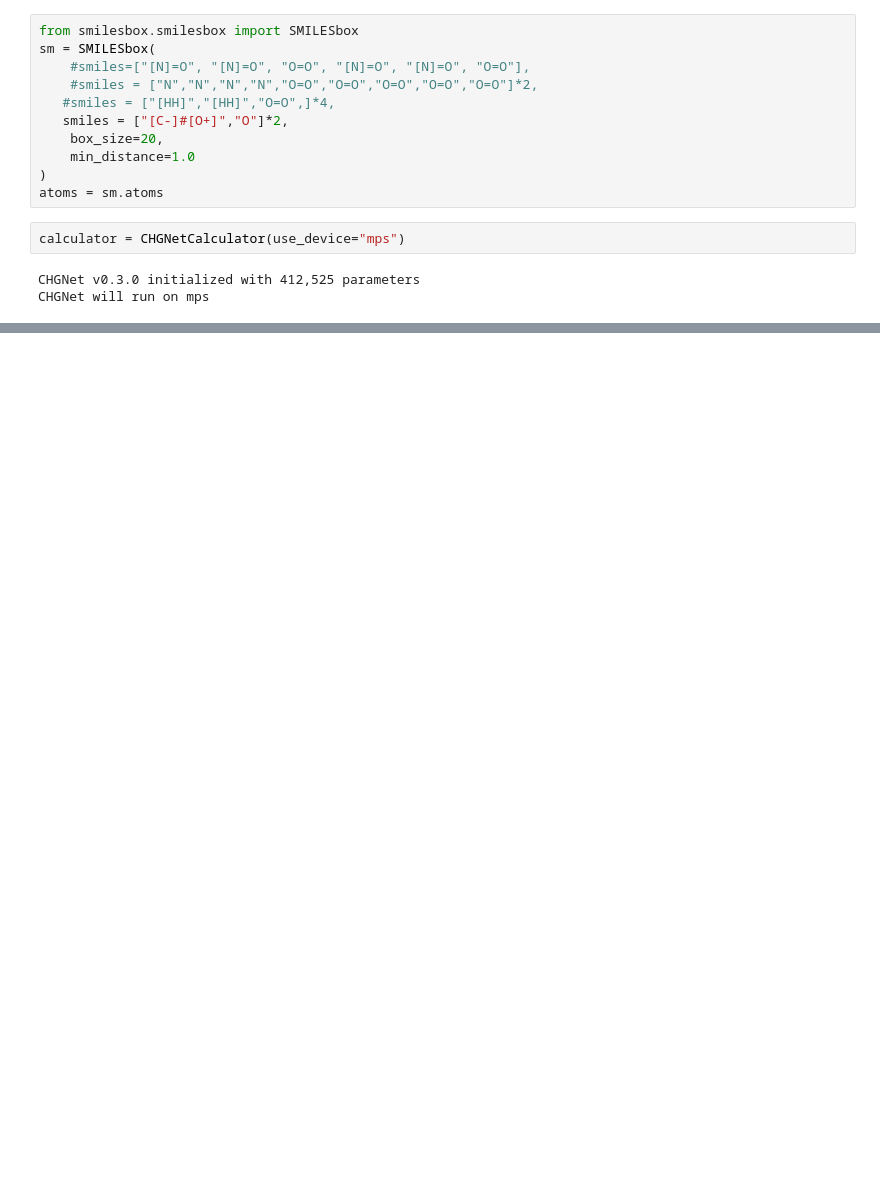
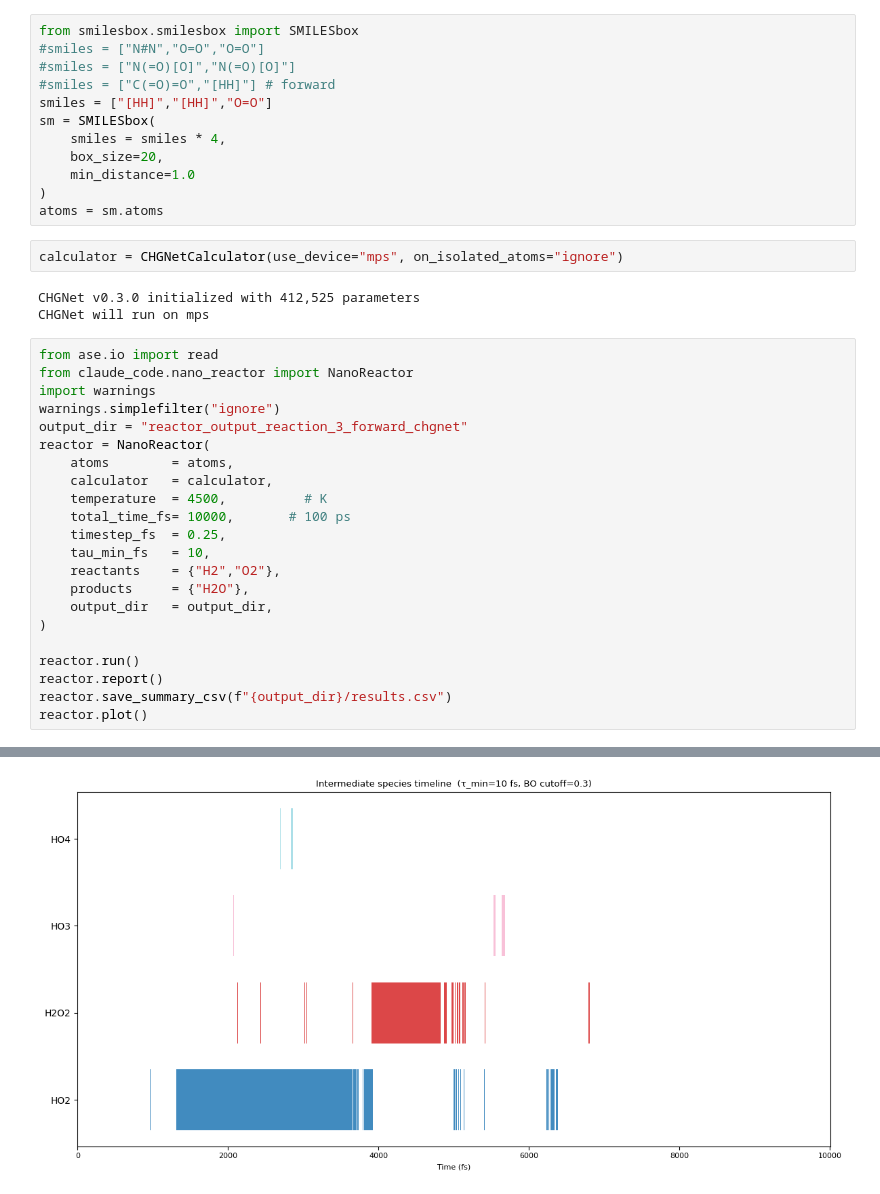
Before and after one commit to badw/arcs-kinetics, a Jupyter notebook: notebooks/nanoreactor_method.ipynb, the cells around one changed output, grey strips where cells are left out. Drawn from its saved outputs; the diff is of its cells as text; blank space fills up the shorter version.

```diff
--- a/notebooks/nanoreactor_method.ipynb
+++ b/notebooks/nanoreactor_method.ipynb
@@ -92,16 +17,40 @@ Subclasses:
 # %%
 from smilesbox.smilesbox import SMILESbox
+#smiles = ["N#N","O=O","O=O"]
+#smiles = ["N(=O)[O]","N(=O)[O]"]
+#smiles = ["C(=O)=O","[HH]"] # forward
+smiles = ["[HH]","[HH]","O=O"]
 sm = SMILESbox(
-    #smiles=["[N]=O", "[N]=O", "O=O", "[N]=O", "[N]=O", "O=O"],
-    #smiles = ["N","N","N","N","O=O","O=O","O=O","O=O","O=O"]*2,
-   #smiles = ["[HH]","[HH]","O=O",]*4,
-   smiles = ["[C-]#[O+]","O"]*2,
+    smiles = smiles * 4,
     box_size=20,
     min_distance=1.0
 )
 atoms = sm.atoms
 # %%
-calculator = CHGNetCalculator(use_device="mps")
+calculator = CHGNetCalculator(use_device="mps", on_isolated_atoms="ignore")
 # %% [output]
 CHGNet v0.3.0 initialized with 412,525 parameters
 CHGNet will run on mps
+# %%
+from ase.io import read
+from claude_code.nano_reactor import NanoReactor
+import warnings
+warnings.simplefilter("ignore")
+output_dir = "reactor_output_reaction_3_forward_chgnet"
+reactor = NanoReactor(
+    atoms        = atoms,
+    calculator   = calculator,
+    temperature  = 4500,          # K
+    total_time_fs= 10000,       # 100 ps
+    timestep_fs  = 0.25,
+    tau_min_fs   = 10,
+    reactants    = {"H2","O2"},
+    products     = {"H2O"},
+    output_dir   = output_dir,
+)
+
+reactor.run()
+reactor.report()
+reactor.save_summary_csv(f"{output_dir}/results.csv")
+reactor.plot()
+# %% [output]
@@ -107,0 +74 @@ CHGNet will run on mps
+[figure, added]
```
Also changed, not shown: parts of 13 cells of this notebook, 27 other files.
